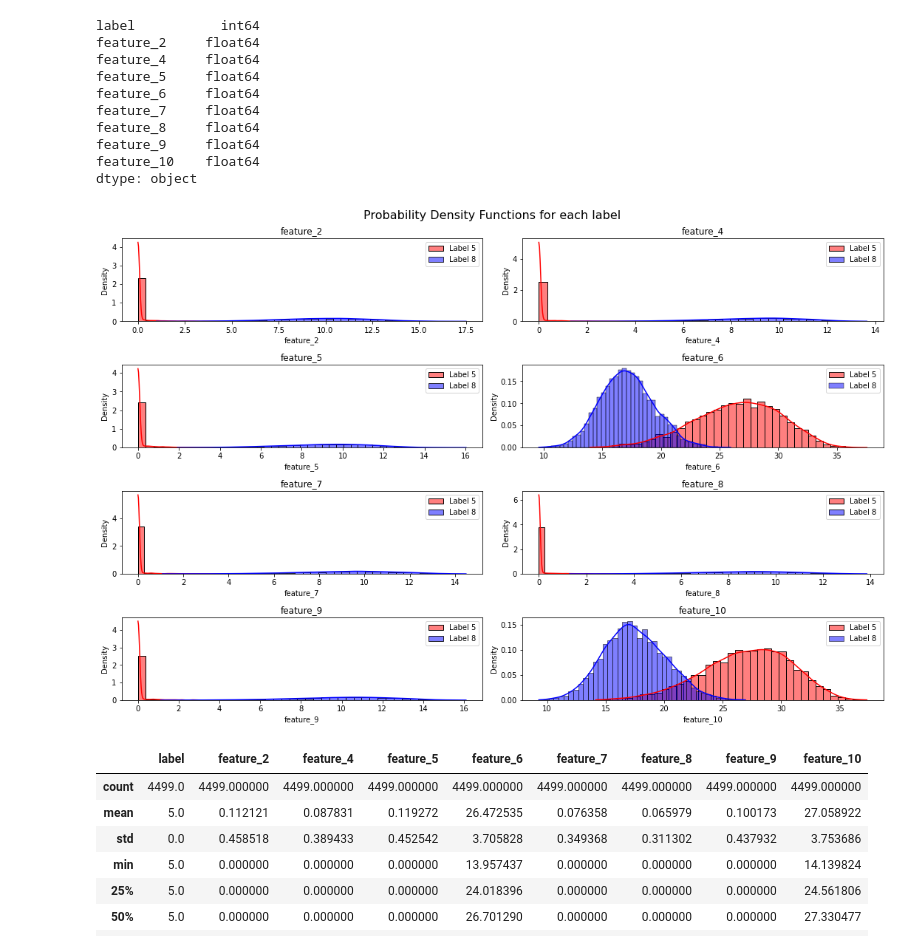
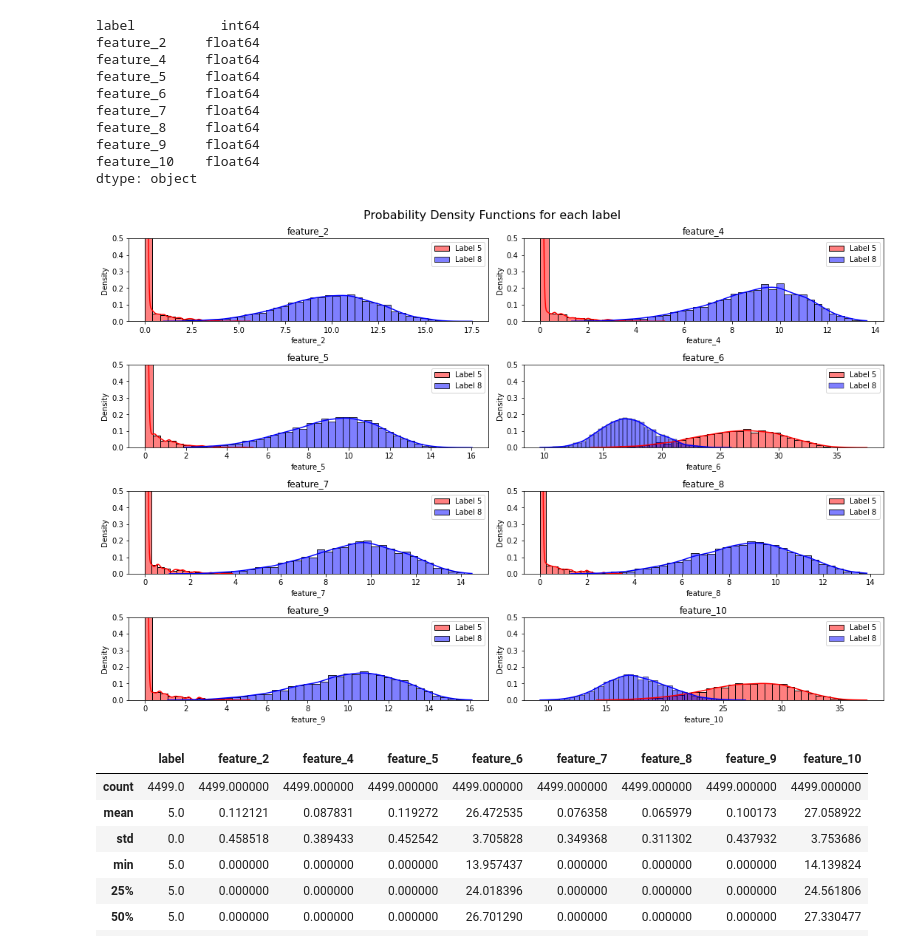
Before and after one commit to jnshzk/CCM_project, a Jupyter notebook: distributions.ipynb, the cells around one changed output. Saved outputs shown, nothing was run; the diff lists cells and outputs as text; code cells hidden in the pictures.

Commit message:
added visualizations to check estimated distributions

```diff
--- a/distributions.ipynb
+++ b/distributions.ipynb
@@ -71,19 +71,20 @@ dtype: object
 # %%
 # plotting the pdf for all features for each of the values
 fig, axs = plt.subplots(nrows=4, ncols=2, figsize=(15, 10))
 for i, feature in enumerate(feature_cols):
     row = i // 2
     col = i % 2
     sns.histplot(data=df_5, x=feature, ax=axs[row][col], kde=True, label='Label 5', stat='density', color="red")
     sns.histplot(data=df_8, x=feature, ax=axs[row][col], kde=True, label='Label 8', stat='density', color="blue")
     axs[row][col].set_title(feature)
     axs[row][col].legend()
+    axs[row][col].set_ylim(0,0.5)
 
 fig.suptitle('Probability Density Functions for each label', fontsize=16)
 plt.tight_layout()
 plt.show()
 # %% [output]
-[figure, old version]
+[figure, new version]
 # %%
 df_5.describe()
 # %% [output]
```
Also changed, not shown: parts of 3 cells of this notebook.
